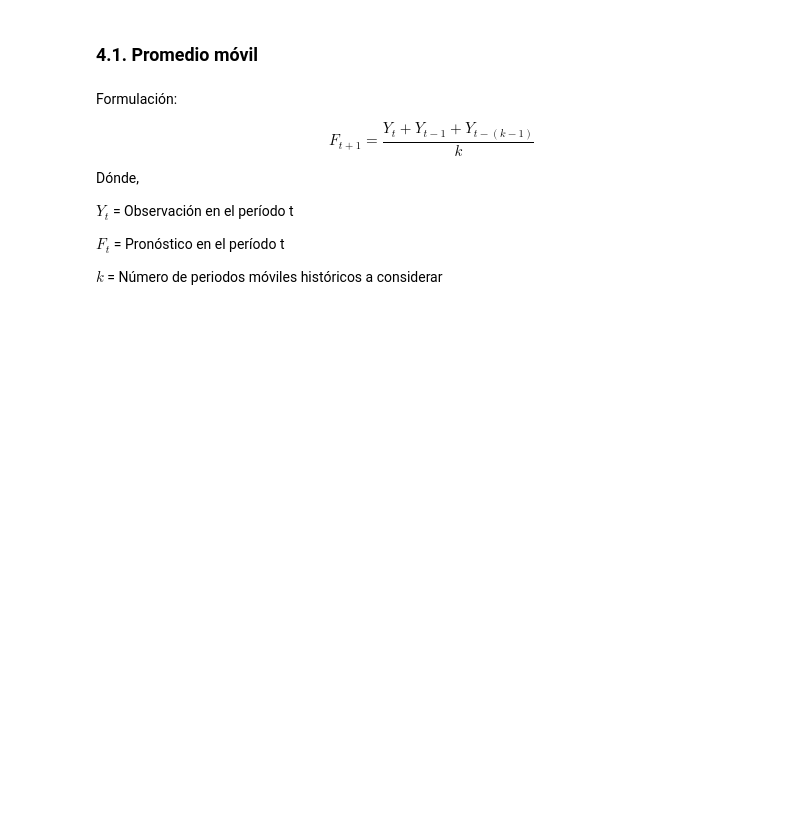
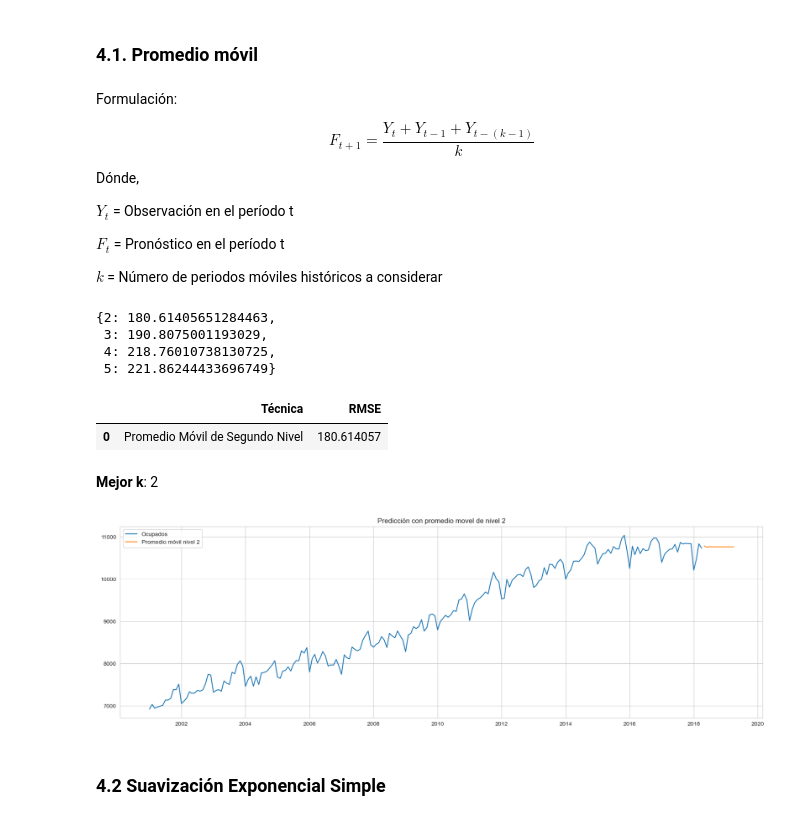
Before and after one commit to yesidmontano/Comparacion-Metodos-Estadisticos-Simples-Para-Series-De-Tiempo, a Jupyter notebook: Development.ipynb, the cells around one changed output. Drawn from its saved outputs; the diff is of its cells as text; code cells hidden in the pictures; blank space fills up the shorter version.

```diff
--- a/Development.ipynb
+++ b/Development.ipynb
@@ -124,3 +125,65 @@ $Y_{t}$ = Observación en el período t
 $F_{t}$ = Pronóstico en el período t
 
 ${k}$ = Número de periodos móviles históricos a considerar
+# %%
+# Promedio moviles con k de 2 a 5
+
+move_avgs = {}
+k = 2
+while  k<= 5:
+    move_avgs[k] = train_oc.shift().rolling(k, min_periods = 2).mean()
+    k += 1
+# %%
+# Función de predicción
+
+def make_forecast(data_p, w, h): # Función de predicción con promedio móvil. data_p = datos de variable, w = k, h = horizonte (número de periodos a predecir)
+    data = data_p.copy()
+    for p in range(1, h+1):
+        ind = data.index[-1]
+        value = ind + pd.DateOffset(months=1)
+        data.loc[value] = data[-w:].mean()
+    return data[-h:]
+# %%
+# Predicción de 12 meses
+
+pred_move_avgs = {}
+
+for k in move_avgs.keys():
+    pred_move_avgs[k] = make_forecast(train_oc, k, 12)
+# %%
+# Calculando RMSE
+rmse_move_avgs = {}
+
+for k, pred in pred_move_avgs.items():
+    rmse_move_avgs[k] = np.sqrt(mean_squared_error(test_oc, pred))
+
+#Resultados
+rmse_move_avgs
+# %% [output]
+{2: 180.61405651284463,
+ 3: 190.8075001193029,
+ 4: 218.76010738130725,
+ 5: 221.86244433696749}
+# %%
+# RMSE de todos los modelos
+RMSEs = []
+RMSEs = pd.DataFrame({"Técnica": ["Promedio Móvil de Segundo Nivel"], "RMSE": [rmse_move_avgs[2]]})
+RMSEs
+# %% [output]
+|  | Técnica | RMSE |
+| 0 | Promedio Móvil de Segundo Nivel | 180.614057 |
+# %% [markdown]
+**Mejor k**: 2
+# %%
+# Visualización de predicción con k = 2
+
+fig = plt.figure(figsize = (20,6))
+plt.plot(train_oc, label = "Ocupados")
+plt.plot(pred_move_avgs[2], label = "Promedio móvil nivel 2")
+plt.title("Predicción con promedio movel de nivel 2")
+plt.legend()
+plt.show()
+# %% [output]
+[figure, added]
+# %% [markdown]
+### **4.2 Suavización Exponencial Simple**
```
Also changed, not shown: parts of 25 cells of this notebook.
